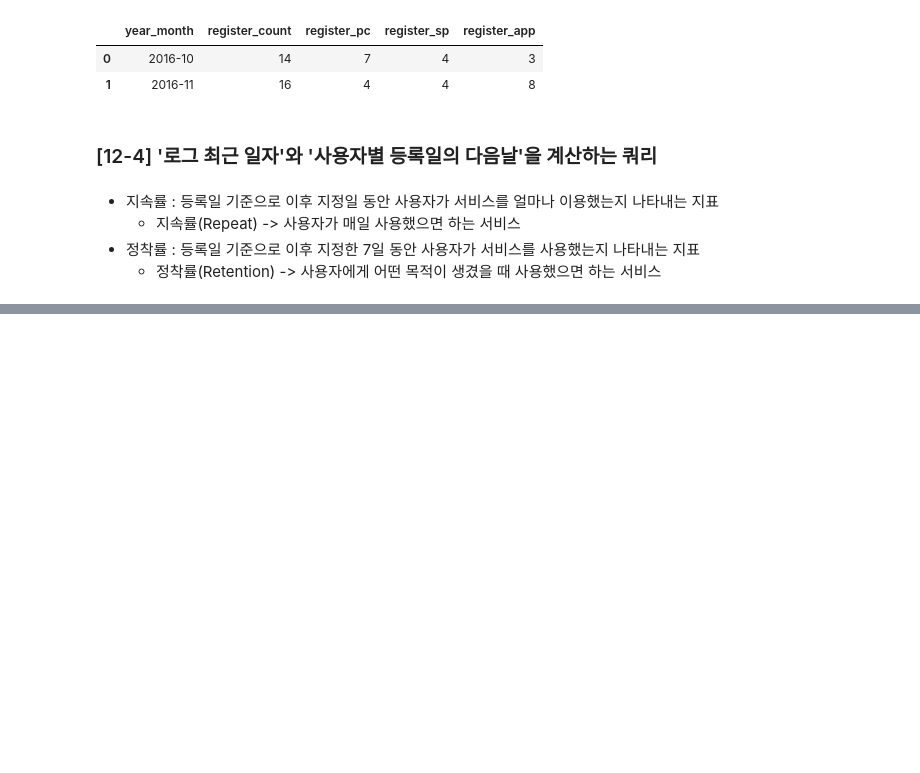
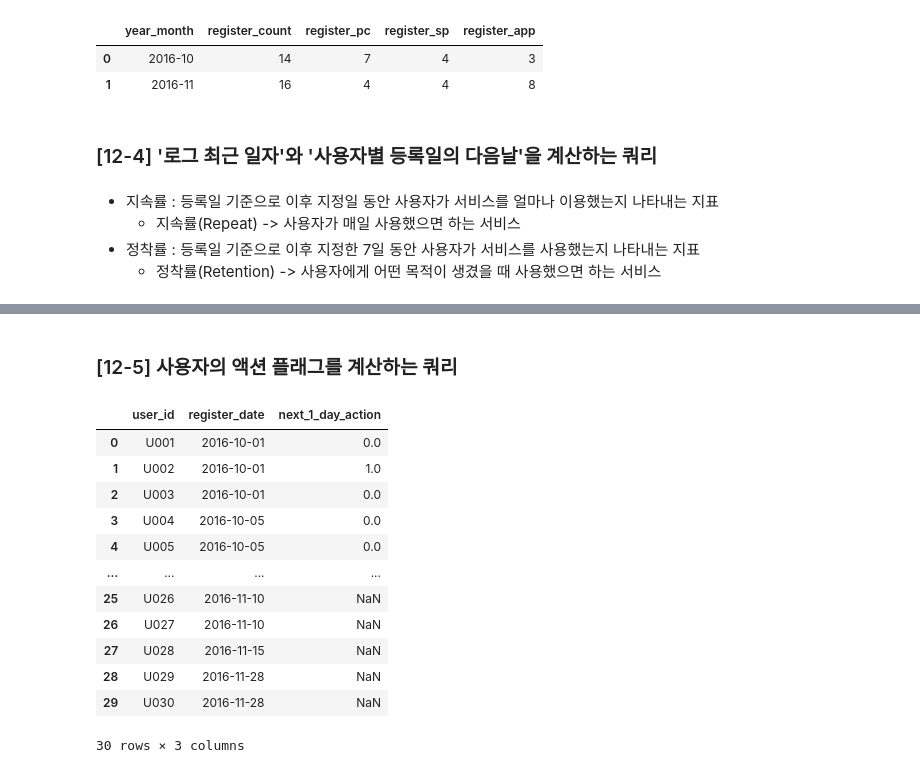
Before and after one commit to mittwoch09/Today-I-Learned, a Jupyter notebook: DataAnalysis/data_extraction_to_understand_users_2.ipynb, the cells around one changed output, grey strips where cells are left out. Cells and saved outputs as stored; diff of their text form; code cells hidden in the pictures; blank space fills up the shorter version.

```diff
--- a/DataAnalysis/data_extraction_to_understand_users_2.ipynb
+++ b/DataAnalysis/data_extraction_to_understand_users_2.ipynb
@@ -183,0 +202,64 @@ select(query_124)
+# %% [markdown]
+### [12-5] 사용자의 액션 플래그를 계산하는 쿼리
+# %%
+query_125 = """
+        WITH
+        action_log_with_mst_users AS (
+         SELECT
+            u.user_id
+          , u.register_date
+            -- 액션 날짜와 로그 전체의 최신 날짜를 날짜 자료형으로 변환하기
+          , CAST(a.stamp AS date) AS action_date
+          , MAX(CAST(a.stamp AS date)) OVER() AS latest_date
+            -- 등록일 다음날의 날짜 계산하기
+          , CAST(u.register_date::date + '1 day'::interval AS date)
+            AS next_day_1
+         FROM
+            mst_users AS u
+         LEFT OUTER JOIN
+            action_log AS a
+         ON u.user_id = a.user_id
+        )
+        , user_action_flag AS (
+          SELECT
+             user_id
+           , register_date
+             -- 4. 등록일 다음날에 액션을 했는지 안 했는지를 플래그로 나타내기
+           , SIGN(
+              -- 3. 사용자별로 등록일 다음날에 한 액션의 합계 구하기
+              SUM(
+               -- 2. 등록일 다음날이 로그의 최신 날짜 이전인지 확인하기
+               CASE WHEN next_day_1 <= latest_date THEN
+                -- 1. 등록일 다음날의 날짜에 액션을 했다면 1, 안 했다면 0 지정하기
+                CASE WHEN next_day_1 = action_date THEN 1 ELSE 0 END
+               END
+              )
+           ) AS next_1_day_action
+          FROM
+             action_log_with_mst_users
+          GROUP BY
+             user_id, register_date
+        )
+        SELECT *
+        FROM
+           user_action_flag
+        ORDER BY
+           register_date, user_id
+        ;
+        """
+
+select(query_125)
+# %% [output]
+|  | user_id | register_date | next_1_day_action |
+| 0 | U001 | 2016-10-01 | 0.0 |
+| 1 | U002 | 2016-10-01 | 1.0 |
+| 2 | U003 | 2016-10-01 | 0.0 |
+| 3 | U004 | 2016-10-05 | 0.0 |
+| 4 | U005 | 2016-10-05 | 0.0 |
+| ... | ... | ... | ... |
+| 25 | U026 | 2016-11-10 | NaN |
+| 26 | U027 | 2016-11-10 | NaN |
+| 27 | U028 | 2016-11-15 | NaN |
+| 28 | U029 | 2016-11-28 | NaN |
+| 29 | U030 | 2016-11-28 | NaN |
+30 rows × 3 columns
```
Also changed, not shown: parts of 15 cells of this notebook.
